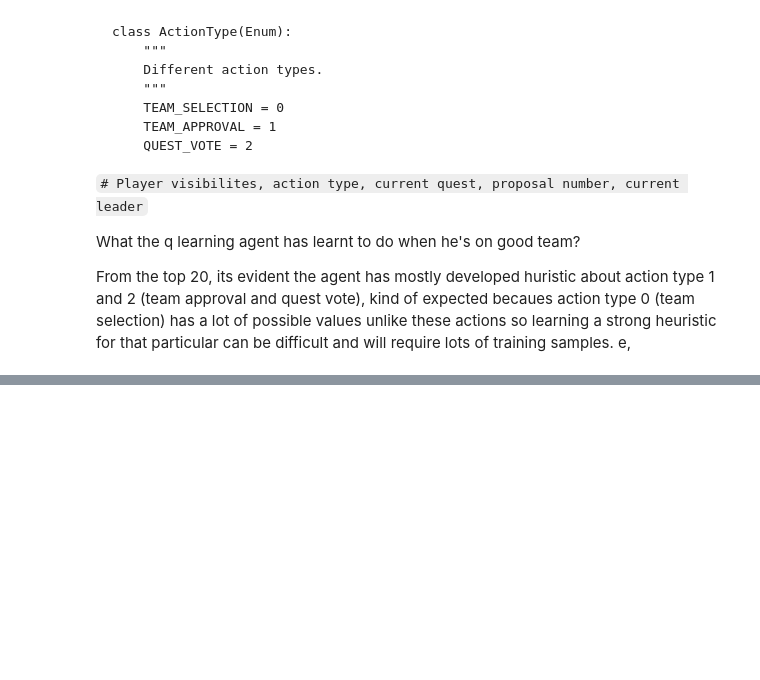
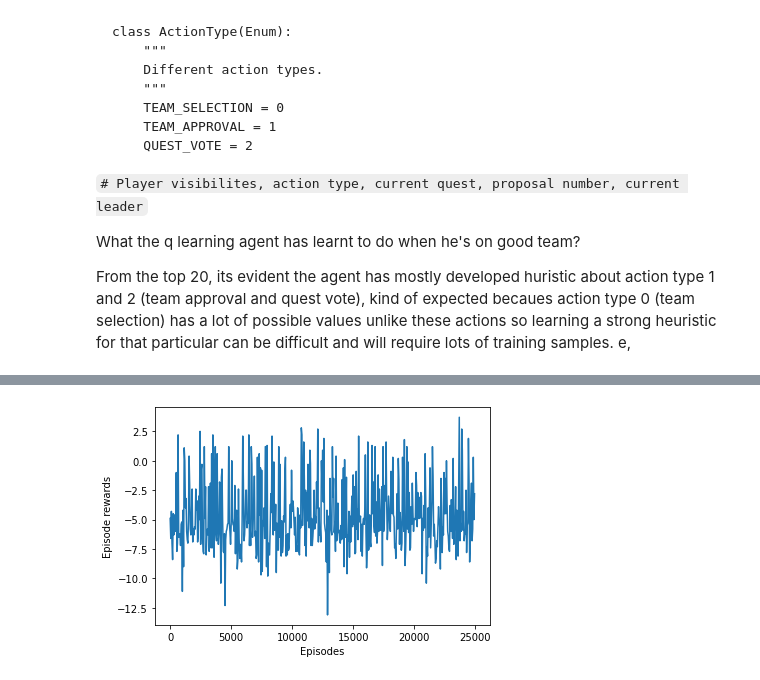
Before and after one commit to satwikkansal/gym-avalon, a Jupyter notebook: training.ipynb, the cells around one changed output, grey strips where cells are left out. Saved outputs shown, nothing was run; the diff lists cells and outputs as text; code cells hidden in the pictures; blank space fills up the shorter version.

```diff
--- a/training.ipynb
+++ b/training.ipynb
@@ -20,6 +17,6 @@ env = AvalonEnv(5, enable_logs=False, autoplay=False)
 CALLBACK_INTERVAL = 2000
 
 agent = QTableAgent(env=env)
-num_episodes = 150000
-rewards, penalties, agent_game_results = train(num_episodes, env, agent, target_reward=5.2, last_n_plot=100, callback_every=CALLBACK_INTERVAL)
+num_episodes = 1000000
+episode_rewards, mean_eval_rewards, std_eval_rewards, mean_eval_penalties, agent_game_results  = train(num_episodes, env, agent, target_reward=5, last_n_plot=100, callback_every=CALLBACK_INTERVAL)
 # %% [output]
@@ -46,8 +49,8 @@ Saving new best model to q_table.pickle
 selected_rewards = []
 timesteps = []
 
-for t, r in enumerate(rewards):
-    if t % 200 == 0:
+for t, r in enumerate(episode_rewards):
+    if t % 2000 == 0:
         selected_rewards.append(r)
         timesteps.append(t)
 
@@ -60,13 +60,0 @@ plt.show()
-# %%
-selected_penalties = []
-timesteps = []
-
-for t, r in enumerate(penalties):
-    if t % 200 == 0:
-        selected_penalties.append(r)
-        timesteps.append(t)
-
-plt.plot(timesteps, selected_penalties)
-plt.xlabel('Episodes')
-plt.ylabel('Episode penalties')
-plt.show()
@@ -195,0 +124,6 @@ for ctype, win_data in agent_game_results.items():
+# %%
+env = AvalonEnv(5, enable_logs=False, autoplay=False)
+random_agent = RandomAgent(env=env)
+num_episodes = 25000
+R_CALLBACK_INTERVAL = 1000
+r_episode_rewards, r_mean_eval_rewards, r_std_eval_rewards, r_mean_eval_penalties, r_agent_game_results  = train(num_episodes, env, random_agent, target_reward=5, last_n_plot=100, callback_every=R_CALLBACK_INTERVAL)
@@ -195,0 +148,15 @@ for ctype, win_data in agent_game_results.items():
+# %%
+selected_rewards = []
+timesteps = []
+
+for t, r in enumerate(r_episode_rewards):
+    if t % 50 == 0:
+        selected_rewards.append(r)
+        timesteps.append(t)
+
+plt.plot(timesteps, selected_rewards)
+plt.xlabel('Episodes')
+plt.ylabel('Episode rewards')
+plt.show()
+# %% [output]
+[figure, added]
```
Also changed, not shown: parts of 20 cells of this notebook, 4 other files.
